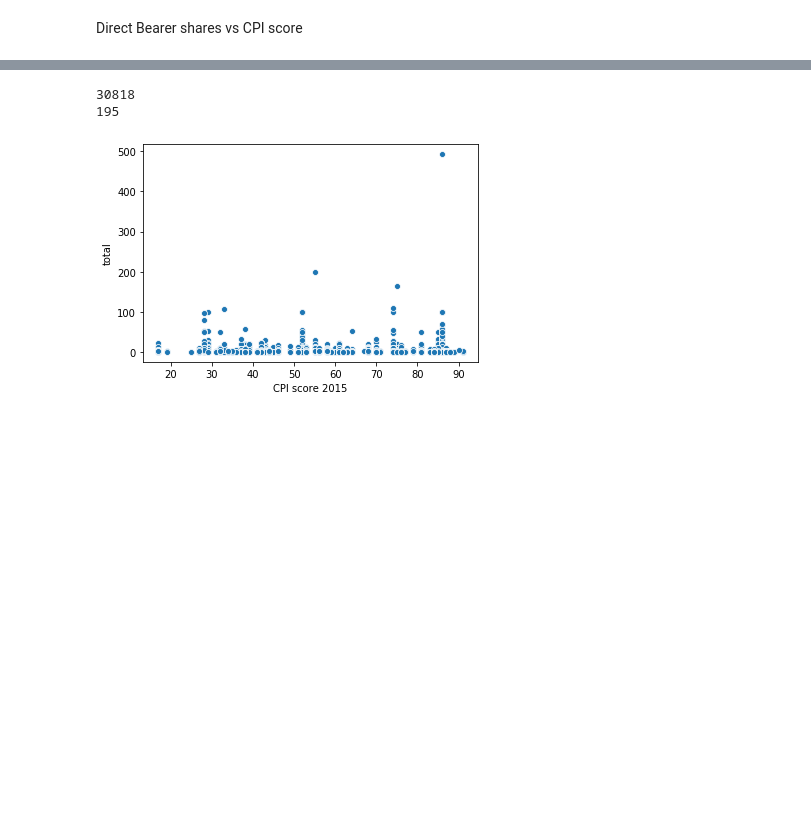
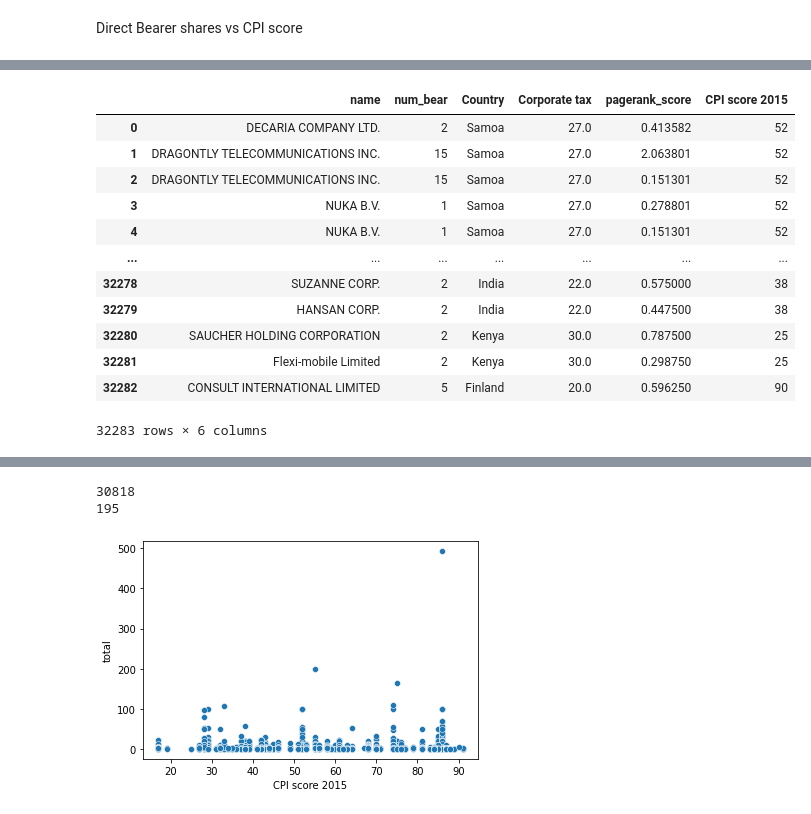
Before and after one commit to alexmak001/Panama-Papers, a Jupyter notebook: johncode.ipynb, the cells around one changed output, grey strips where cells are left out. Drawn from its saved outputs; the diff is of its cells as text; code cells hidden in the pictures; blank space fills up the shorter version.

```diff
--- a/johncode.ipynb
+++ b/johncode.ipynb
@@ -13,0 +64,28 @@ Direct Bearer shares vs CPI score
+# %%
+#merged num bear with
+final_df = bearer.merge(c_taxes,left_on='E.countries',right_on='Country')
+#sns.scatterplot(x='Corporate tax (excl. dividend taxes)',y='total',data=final_df)
+#final_df = final_df.merge(cpi_df, left_on='Country',right_on='Country')
+final_df = final_df[['E.name','total','Country','Corporate tax (excl. dividend taxes)']]
+final_df.sort_values(by='total')
+final_df = final_df.rename(columns = {'E.name':'name','total':'num_bear','Corporate tax (excl. dividend taxes)':'Corporate tax'})
+final_df = final_df.merge(centrality_df,left_on = 'name',right_on='entity')
+final_df = final_df.rename(columns = {'score':'pagerank_score'})
+final_df = final_df.drop(columns = ['entity'])
+final_df = final_df.merge(cpi_df,left_on='Country',right_on='Country')
+final_df = final_df.drop(columns = ['Sources 2015','Standard error 2015'])
+final_df
+# %% [output]
+|  | name | num_bear | Country | Corporate tax | pagerank_score | CPI score 2015 |
+| 0 | DECARIA COMPANY LTD. | 2 | Samoa | 27.0 | 0.413582 | 52 |
+| 1 | DRAGONTLY TELECOMMUNICATIONS INC. | 15 | Samoa | 27.0 | 2.063801 | 52 |
+| 2 | DRAGONTLY TELECOMMUNICATIONS INC. | 15 | Samoa | 27.0 | 0.151301 | 52 |
+| 3 | NUKA B.V. | 1 | Samoa | 27.0 | 0.278801 | 52 |
+| 4 | NUKA B.V. | 1 | Samoa | 27.0 | 0.151301 | 52 |
+| ... | ... | ... | ... | ... | ... | ... |
+| 32278 | SUZANNE CORP. | 2 | India | 22.0 | 0.575000 | 38 |
+| 32279 | HANSAN CORP. | 2 | India | 22.0 | 0.447500 | 38 |
+| 32280 | SAUCHER HOLDING CORPORATION | 2 | Kenya | 30.0 | 0.787500 | 25 |
+| 32281 | Flexi-mobile Limited | 2 | Kenya | 30.0 | 0.298750 | 25 |
+| 32282 | CONSULT INTERNATIONAL LIMITED | 5 | Finland | 20.0 | 0.596250 | 90 |
+32283 rows × 6 columns
```
Also changed, not shown: parts of 2 cells of this notebook, 3 other files.
